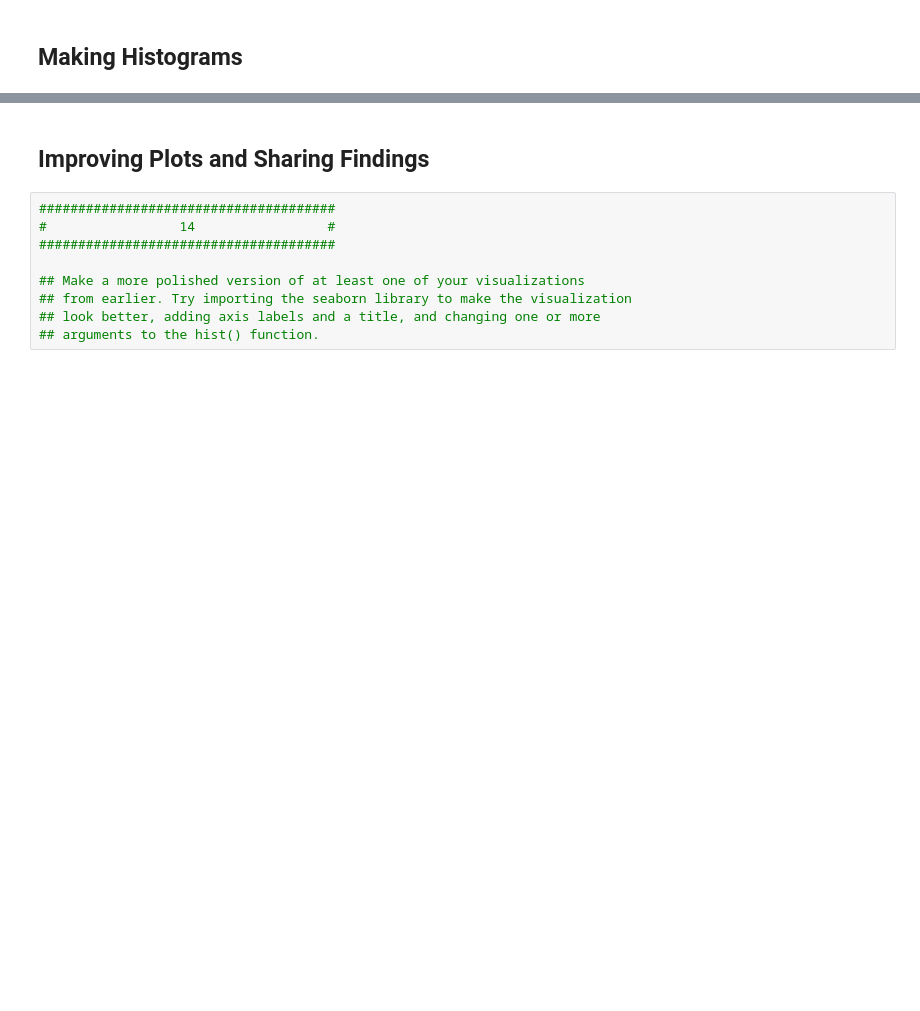
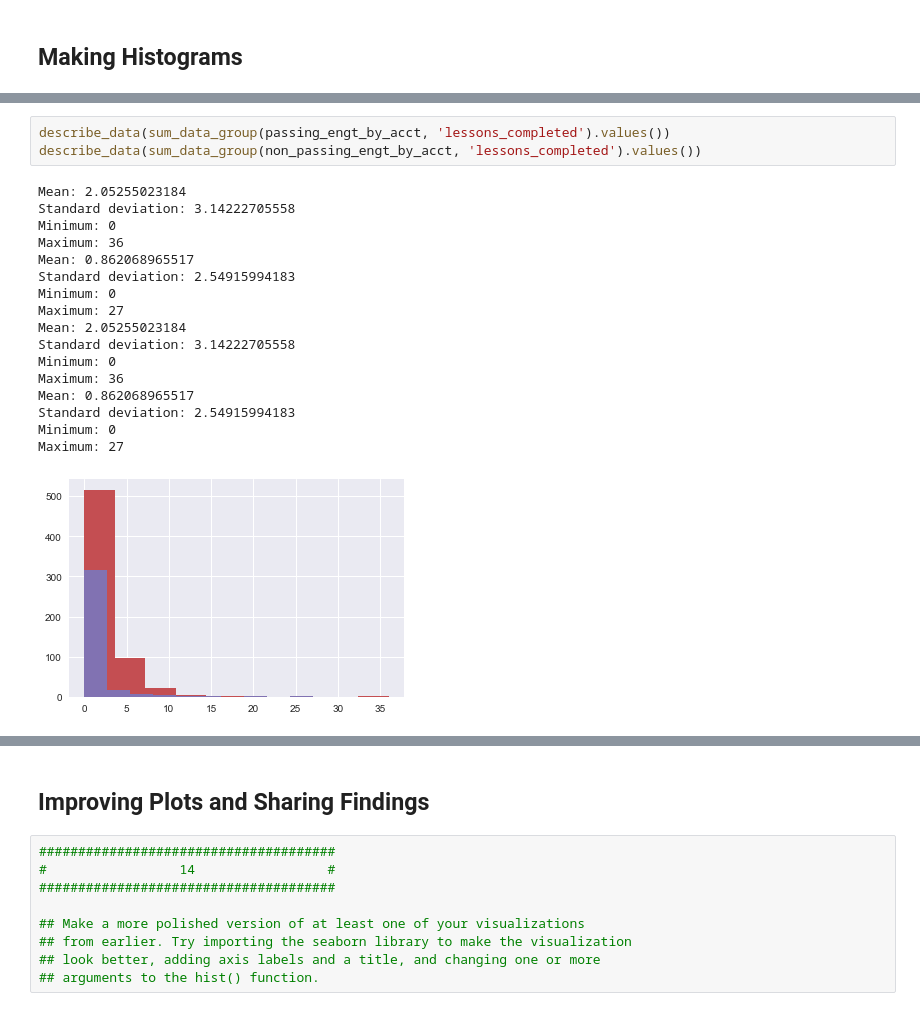
Before and after one commit to MingyiZhang/data-analysis-free, a Jupyter notebook: L1_Starter_Code.ipynb, the cells around one changed output, grey strips where cells are left out. Cells and saved outputs as stored; diff of their text form; blank space fills up the shorter version.

```diff
--- a/L1_Starter_Code.ipynb
+++ b/L1_Starter_Code.ipynb
@@ -401,0 +639,21 @@ non_passing_engagement =
+# %%
+describe_data(sum_data_group(passing_engt_by_acct, 'lessons_completed').values())
+describe_data(sum_data_group(non_passing_engt_by_acct, 'lessons_completed').values())
+# %% [output]
+Mean: 2.05255023184
+Standard deviation: 3.14222705558
+Minimum: 0
+Maximum: 36
+Mean: 0.862068965517
+Standard deviation: 2.54915994183
+Minimum: 0
+Maximum: 27
+Mean: 2.05255023184
+Standard deviation: 3.14222705558
+Minimum: 0
+Maximum: 36
+Mean: 0.862068965517
+Standard deviation: 2.54915994183
+Minimum: 0
+Maximum: 27
+[figure, added]
```
Also changed, not shown: parts of 16 cells of this notebook.
